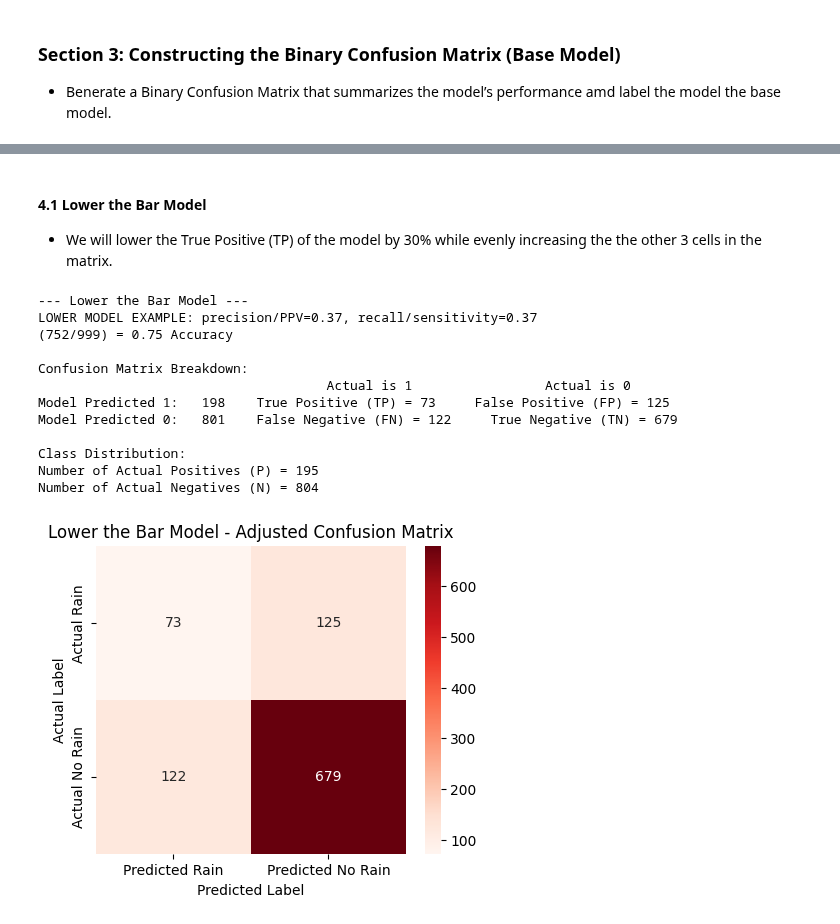
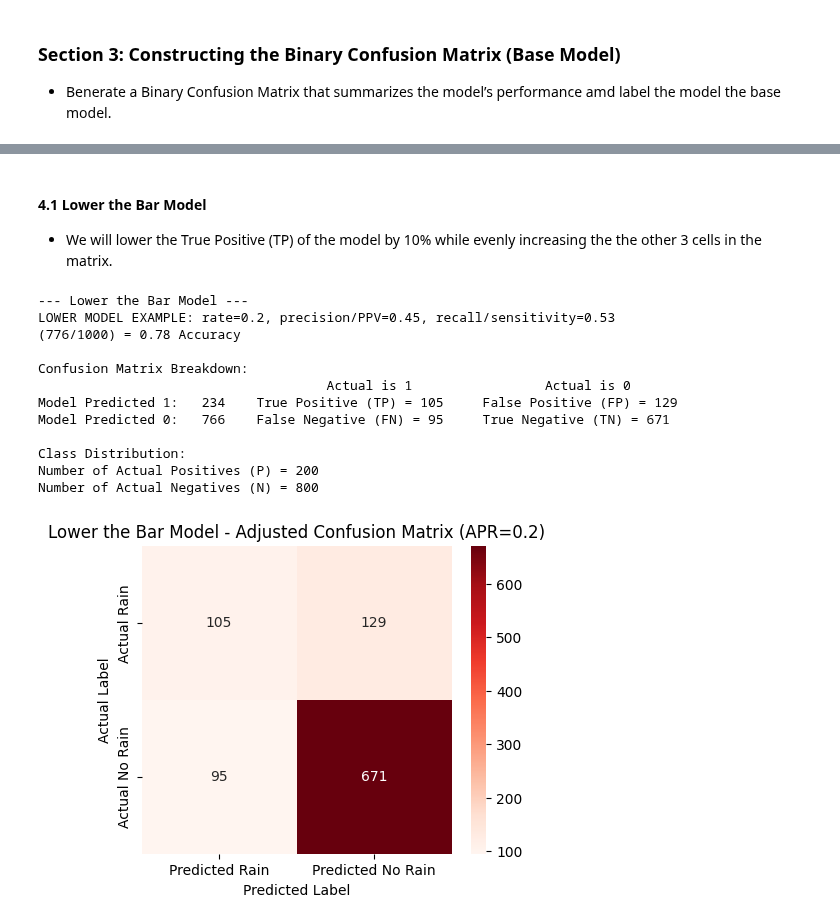
Before and after one commit to Data-Git-Hub/applied-ml-data-git-hub, a Jupyter notebook: D3/D3_ECP.ipynb, the cells around one changed output, grey strips where cells are left out. Drawn from its saved outputs; the diff is of its cells as text; code cells hidden in the pictures.

```diff
--- a/D3/D3_ECP.ipynb
+++ b/D3/D3_ECP.ipynb
@@ -253,0 +221,12 @@ First ten rows of preprocessed dataset:
+# %%
+# Enforce APR Rules: Select 200 actual positives (TP + FN) and 800 actual negatives (FP + TN)
+pos_samples = df[df["Actual"] == 1].sample(n=200, random_state=42)
+neg_samples = df[df["Actual"] == 0].sample(n=800, random_state=42)
+
+# Combine and shuffle again
+df = pd.concat([pos_samples, neg_samples]).sample(frac=1, random_state=42).reset_index(drop=True)
+
+# Verify the dataset size and balance
+print("\nFinal dataset shape:", df.shape)
+print("\nCount of Actual Positives (TP + FN):", df[df["Actual"] == 1].shape[0])
+print("Count of Actual Negatives (FP + TN):", df[df["Actual"] == 0].shape[0])
@@ -402,84 +378,78 @@ Number of Actual Negatives (N) = 764
 # %% [markdown]
 #### 4.1 Lower the Bar Model <br>
-- We will lower the True Positive (TP) of the model by 30% while evenly increasing the the other 3 cells in the matrix.
+- We will lower the True Positive (TP) of the model by 10% while evenly increasing the the other 3 cells in the matrix.
 # %%
+# Define APR (Choose one: 0.1, 0.2, or 0.3)
+APR = 0.2  # Example: Set your adjusted APR for the Lower Model
+
 # Generate the original confusion matrix
 cm_base = confusion_matrix(df["Actual"], df["Predicted"])
 
 # Extract individual values
 TN, FP, FN, TP = cm_base.ravel()
 
-# Compute a 10% decrease in TP
-decrease_tp = int(TP * 0.3)
+# Convert 10% of False Negatives (FN) into True Positives (TP)
+reduce_fn = int(FN * 0.1)
+FN_l = max(FN - reduce_fn, 0)  # Reduce FN
+TP_l = TP + reduce_fn  # Increase TP
 
-# Ensure we don't exceed total data count
-TP_l = max(TP - decrease_tp, 0)
-total_cases = TP + FP + FN + TN
+# Adjust TN and FP while ensuring total negatives = 800
+FP_l = min(FP + (reduce_fn // 2), 800)  # Increase FP while ensuring N = 800
+TN_l = 800 - FP_l  # Ensure FP + TN = 800
 
-# Distribute the increase equally among FP, FN, TN
-increase_amount = decrease_tp  # Since we are moving positive cases up, we increase negatives
-increase_each = increase_amount // 3  # Split increase across FP, FN, TN
-
-# Adjust values ensuring no negatives
-FP_l = FP + increase_each
-FN_l = FN + increase_each
-TN_l = TN + increase_each
-
-# Ensure total cases remain the same
-adjusted_total = TP_l + FP_l + FN_l + TN_l
-if adjusted_total > total_cases:
-    TN_l -= (adjusted_total - total_cases)  # Adjust for rounding errors
+# Ensure TP + FN = 200
+P_l = 200
+adjusted_total = TP_l + FN_l + FP_l + TN_l
+if adjusted_total < 1000:
+    TN_l += (1000 - adjusted_total)  # Adjust for rounding errors if needed
 
 # New confusion matrix for Lower the Bar Model
-cm_lower = np.array([[TN_l, FP_l], [FN_l, TP_l]])
+cm_lower = np.array([[TP_l, FP_l],  # Top Left (TP), Top Right (FP)
+                      [FN_l, TN_l]]) # Bottom Left (FN), Bottom Right (TN)
 
 # Compute new metrics
-accuracy_l = (TP_l + TN_l) / (TP_l + TN_l + FP_l + FN_l)
+accuracy_l = (TP_l + TN_l) / 1000
 precision_l = TP_l / (TP_l + FP_l) if (TP_l + FP_l) != 0 else 0
 recall_l = TP_l / (TP_l + FN_l) if (TP_l + FN_l) != 0 else 0
 
-# Calculate total actual positives and negatives
-P_l = TP_l + FN_l  # Number of actual rainy days
-N_l = TN_l + FP_l  # Number of actual non-rainy days
-
 # Print the results in the required format
 print("\n--- Lower the Bar Model ---")
-print(f"LOWER MODEL EXAMPLE: precision/PPV={precision_l:.2f}, recall/sensitivity={recall_l:.2f}")
-print(f"({TP_l + TN_l}/{TP_l + TN_l + FP_l + FN_l}) = {accuracy_l:.2f} Accuracy")
+print(f"LOWER MODEL EXAMPLE: rate={APR}, precision/PPV={precision_l:.2f}, recall/sensitivity={recall_l:.2f}")
+print(f"({TP_l + TN_l}/1000) = {accuracy_l:.2f} Accuracy")
 print("\nConfusion Matrix Breakdown:")
 print(f"                                     Actual is 1                 Actual is 0")
 print(f"Model Predicted 1:   {TP_l + FP_l}    True Positive (TP) = {TP_l}     False Positive (FP) = {FP_l}")
 print(f"Model Predicted 0:   {FN_l + TN_l}    False Negative (FN) = {FN_l}     True Negative (TN) = {TN_l}")
 print("\nClass Distribution:")
-print(f"Number of Actual Positives (P) = {P_l}")
-print(f"Number of Actual Negatives (N) = {N_l}")
+print(f"Number of Actual Positives (P) = {TP_l + FN_l}")
+print(f"Number of Actual Negatives (N) = {FP_l + TN_l}")
 
 # Fix the visualization of the confusion matrix
 cm_visual = np.array([[TP_l, FP_l],  # Top Left (TP), Top Right (FP)
                       [FN_l, TN_l]]) # Bottom Left (FN), Bottom Right (TN)
 
 # Visualize the Fixed Confusion Matrix
 plt.figure(figsize=(5,4))
 sns.heatmap(cm_visual, annot=True, fmt="d", cmap="Reds",
             xticklabels=["Predicted Rain", "Predicted No Rain"],
             yticklabels=["Actual Rain", "Actual No Rain"])
 plt.xlabel("Predicted Label")
 plt.ylabel("Actual Label")
-plt.title("Lower the Bar Model - Adjusted Confusion Matrix")
+plt.title(f"Lower the Bar Model - Adjusted Confusion Matrix (APR={APR})")
 plt.show()
 # %% [output]
 --- Lower the Bar Model ---
-LOWER MODEL EXAMPLE: precision/PPV=0.37, recall/sensitivity=0.37
-(752/999) = 0.75 Accuracy
+LOWER MODEL EXAMPLE: rate=0.2, precision/PPV=0.45, recall/sensitivity=0.53
+(776/1000) = 0.78 Accuracy
 
 Confusion Matrix Breakdown:
                                      Actual is 1                 Actual is 0
-Model Predicted 1:   198    True Positive (TP) = 73     False Positive (FP) = 125
-Model Predicted 0:   801    False Negative (FN) = 122     True Negative (TN) = 679
+Model Predicted 1:   234    True Positive (TP) = 105     False Positive (FP) = 129
+Model Predicted 0:   766    False Negative (FN) = 95     True Negative (TN) = 671
 
 Class Distribution:
-Number of Actual Positives (P) = 195
-Number of Actual Negatives (N) = 804
+Number of Actual Positives (P) = 200
+Number of Actual Negatives (N) = 800
-[figure, old version]
+[figure, new version]
 # %% [markdown]
 ### Section 5: Conclusion and Next Steps (Base Model, Raise the Bar Model, Lower the Bar Model)
```
Also changed, not shown: parts of 7 cells of this notebook, 1 other file.
